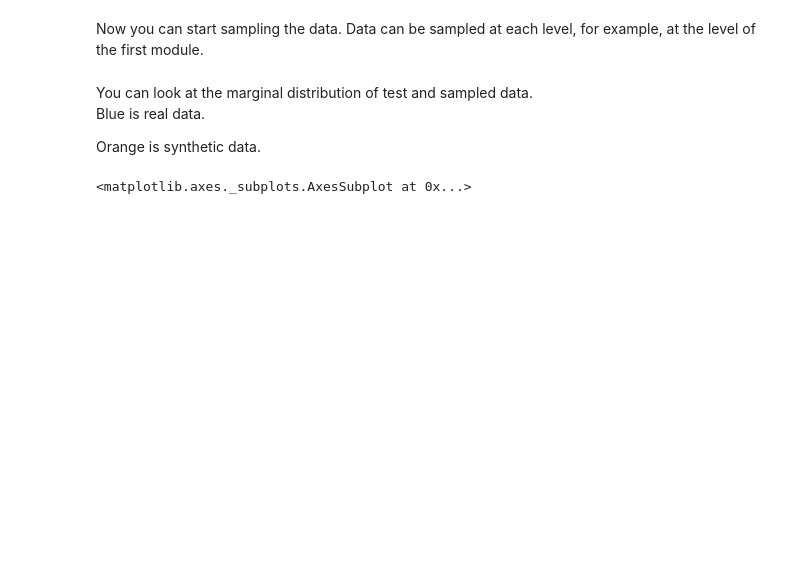
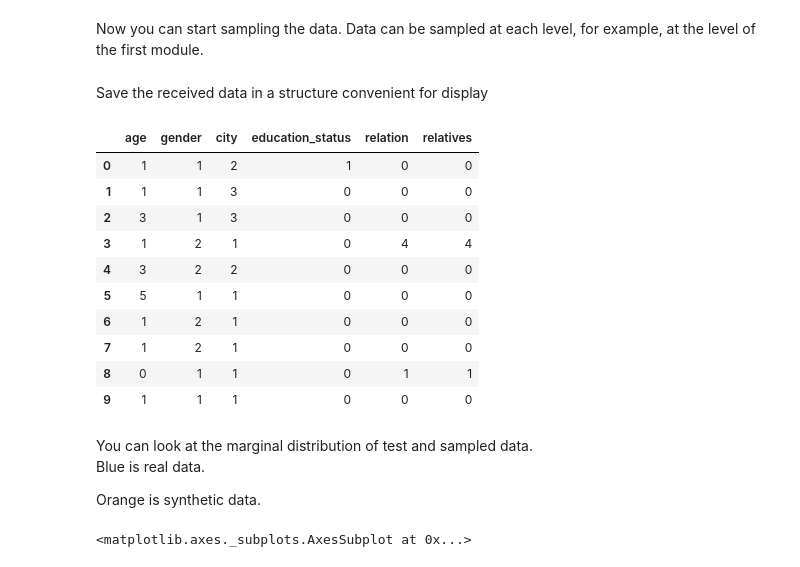
Before and after one commit to aimclub/BAMT, a Jupyter notebook: Example_BN_for_VK.ipynb, the cells around one changed output. Saved outputs shown, nothing was run; the diff lists cells and outputs as text; code cells hidden in the pictures; blank space fills up the shorter version.

```diff
--- a/Example_BN_for_VK.ipynb
+++ b/Example_BN_for_VK.ipynb
@@ -89,3 +93,26 @@ module1_sample = sample(bn1,3876)
+# %% [markdown]
+Save the received data in a structure convenient for display
+# %%
+module1_synth = pd.DataFrame()
+module1_synth['age'] = module1_sample[0]
+module1_synth['gender'] = module1_sample[1]
+module1_synth['city'] = module1_sample[2]
+module1_synth['education_status'] = module1_sample[3]
+module1_synth['relation'] = module1_sample[4]
+module1_synth['relatives'] = module1_sample[4]
+module1_synth.head(10)
+# %% [output]
+|  | age | gender | city | education_status | relation | relatives |
+| 0 | 1 | 1 | 2 | 1 | 0 | 0 |
+| 1 | 1 | 1 | 3 | 0 | 0 | 0 |
+| 2 | 3 | 1 | 3 | 0 | 0 | 0 |
+| 3 | 1 | 2 | 1 | 0 | 4 | 4 |
+| 4 | 3 | 2 | 2 | 0 | 0 | 0 |
+| 5 | 5 | 1 | 1 | 0 | 0 | 0 |
+| 6 | 1 | 2 | 1 | 0 | 0 | 0 |
+| 7 | 1 | 2 | 1 | 0 | 0 | 0 |
+| 8 | 0 | 1 | 1 | 0 | 1 | 1 |
+| 9 | 1 | 1 | 1 | 0 | 0 | 0 |
 # %% [markdown]
 You can look at the marginal distribution of test and sampled data.
 Blue is real data.
```
Also changed, not shown: parts of 26 cells of this notebook, 12 other files.
